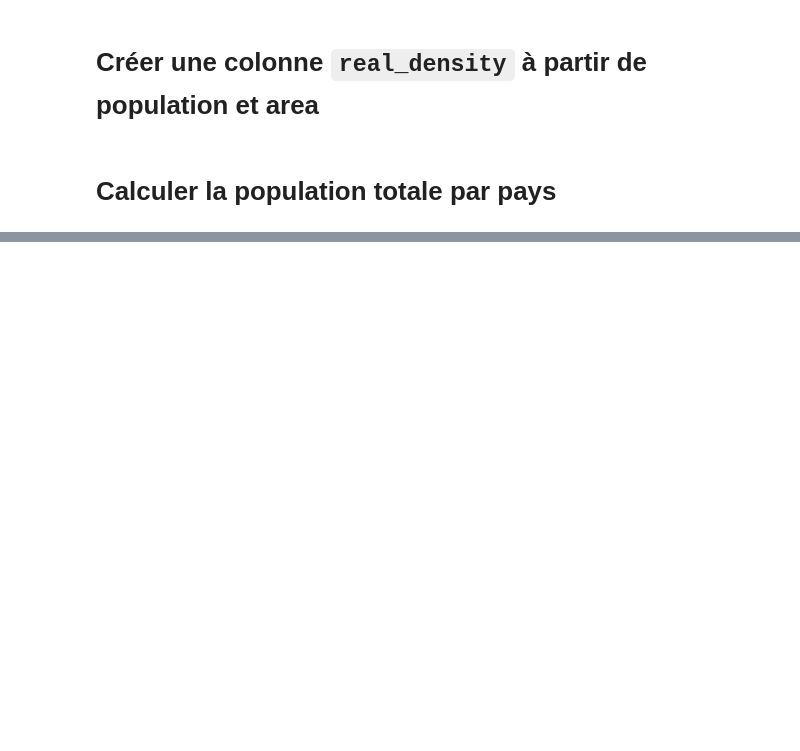
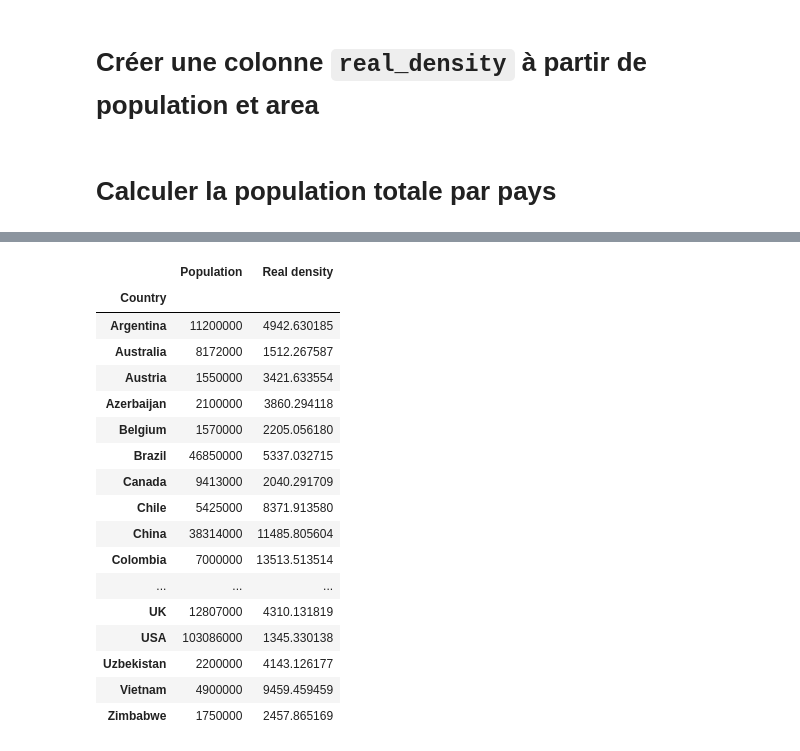
Before and after one commit to Bl3f/amse2022, a Jupyter notebook: Groupe A/Groupe A — Day 1 — Pandas.ipynb, the cells around one changed output, grey strips where cells are left out. Drawn from its saved outputs; the diff is of its cells as text; code cells hidden in the pictures; blank space fills up the shorter version.

```diff
--- a/Groupe A/Groupe A — Day 1 — Pandas.ipynb
+++ b/Groupe A/Groupe A — Day 1 — Pandas.ipynb
@@ -344,0 +368,21 @@ Name: Population, dtype: int64
+# %%
+df.groupby("Country").agg({"Population": sum, "Real density": np.mean})
+# %% [output]
+|  | Population | Real density |
+| Country |  |  |
+| Argentina | 11200000 | 4942.630185 |
+| Australia | 8172000 | 1512.267587 |
+| Austria | 1550000 | 3421.633554 |
+| Azerbaijan | 2100000 | 3860.294118 |
+| Belgium | 1570000 | 2205.056180 |
+| Brazil | 46850000 | 5337.032715 |
+| Canada | 9413000 | 2040.291709 |
+| Chile | 5425000 | 8371.913580 |
+| China | 38314000 | 11485.805604 |
+| Colombia | 7000000 | 13513.513514 |
+| ... | ... | ... |
+| UK | 12807000 | 4310.131819 |
+| USA | 103086000 | 1345.330138 |
+| Uzbekistan | 2200000 | 4143.126177 |
+| Vietnam | 4900000 | 9459.459459 |
+| Zimbabwe | 1750000 | 2457.865169 |
```
Also changed, not shown: parts of 10 cells of this notebook, 4 other files.
